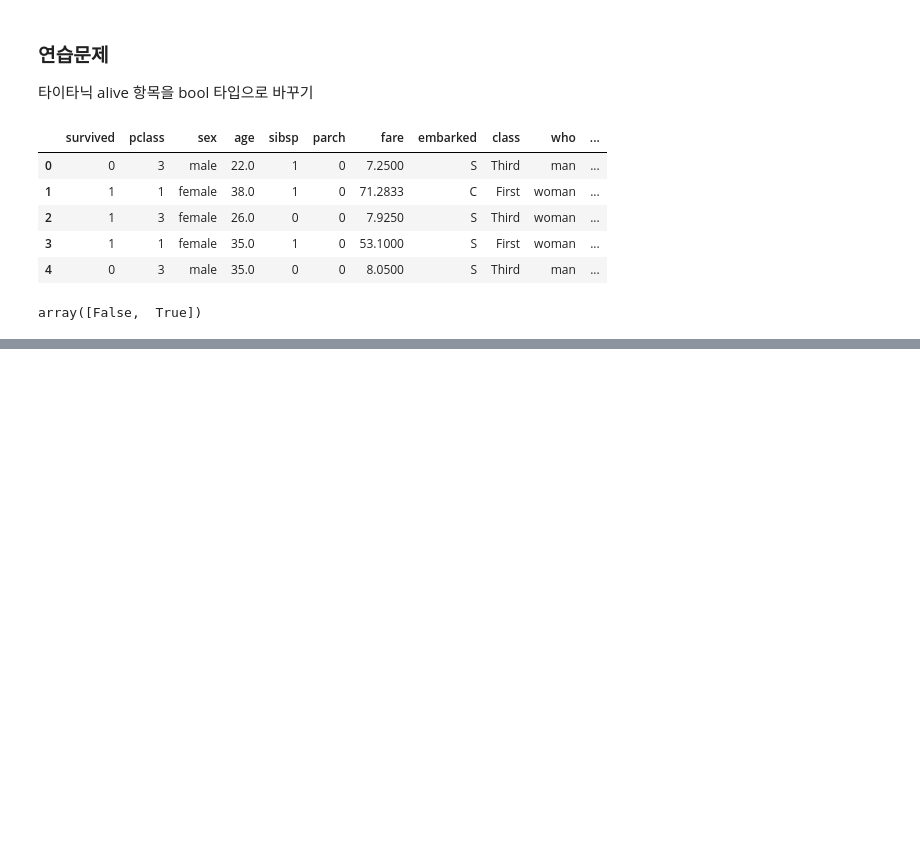
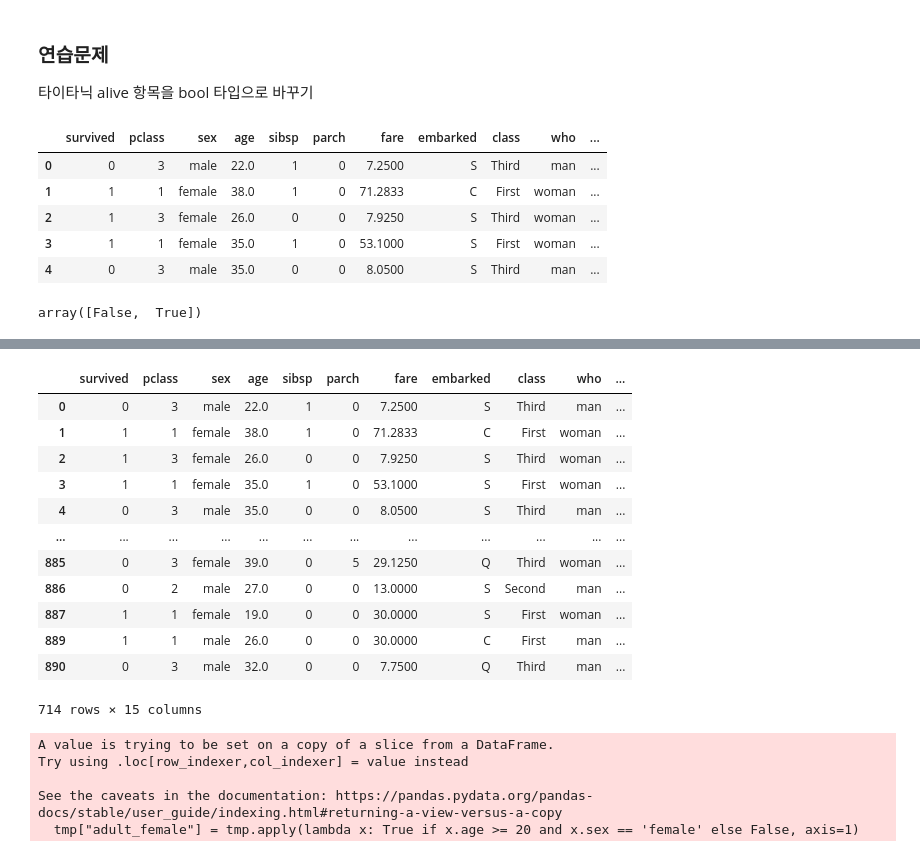
Before and after one commit to i-am-not-kangjik/playdata, a Jupyter notebook: playdata_python/pandas.ipynb, the cells around one changed output, grey strips where cells are left out. Drawn from its saved outputs; the diff is of its cells as text; code cells hidden in the pictures; blank space fills up the shorter version.

Commit message:
python day 15 pandas exercise
플레이데이터 파이썬 15일차 판다스 연습문제

```diff
--- a/playdata_python/pandas.ipynb
+++ b/playdata_python/pandas.ipynb
@@ -2571,0 +2577,6 @@ array([False,  True])
+# %%
+import pandas as pd
+import seaborn as sns
+
+titanic = sns.load_dataset("titanic")
+titanic.head()
@@ -2571,0 +2605,26 @@ array([False,  True])
+# %%
+tmp = titanic.dropna(subset=['age'], how='any', axis=0)
+# %%
+tmp
+# %% [output]
+|  | survived | pclass | sex | age | sibsp | parch | fare | embarked | class | who | ... |
+| 0 | 0 | 3 | male | 22.0 | 1 | 0 | 7.2500 | S | Third | man | ... |
+| 1 | 1 | 1 | female | 38.0 | 1 | 0 | 71.2833 | C | First | woman | ... |
+| 2 | 1 | 3 | female | 26.0 | 0 | 0 | 7.9250 | S | Third | woman | ... |
+| 3 | 1 | 1 | female | 35.0 | 1 | 0 | 53.1000 | S | First | woman | ... |
+| 4 | 0 | 3 | male | 35.0 | 0 | 0 | 8.0500 | S | Third | man | ... |
+| ... | ... | ... | ... | ... | ... | ... | ... | ... | ... | ... | ... |
+| 885 | 0 | 3 | female | 39.0 | 0 | 5 | 29.1250 | Q | Third | woman | ... |
+| 886 | 0 | 2 | male | 27.0 | 0 | 0 | 13.0000 | S | Second | man | ... |
+| 887 | 1 | 1 | female | 19.0 | 0 | 0 | 30.0000 | S | First | woman | ... |
+| 889 | 1 | 1 | male | 26.0 | 0 | 0 | 30.0000 | C | First | man | ... |
+| 890 | 0 | 3 | male | 32.0 | 0 | 0 | 7.7500 | Q | Third | man | ... |
+714 rows × 15 columns
+# %%
+tmp["adult_female"] = tmp.apply(lambda x: True if x.age >= 20 and x.sex == 'female' else False, axis=1)
+# %% [output]
+A value is trying to be set on a copy of a slice from a DataFrame.
+Try using .loc[row_indexer,col_indexer] = value instead
+
+See the caveats in the documentation: https://pandas.pydata.org/pandas-docs/stable/user_guide/indexing.html#returning-a-view-versus-a-copy
+  tmp["adult_female"] = tmp.apply(lambda x: True if x.age >= 20 and x.sex == 'female' else False, axis=1)
```
Also changed, not shown: parts of 7 cells of this notebook.
